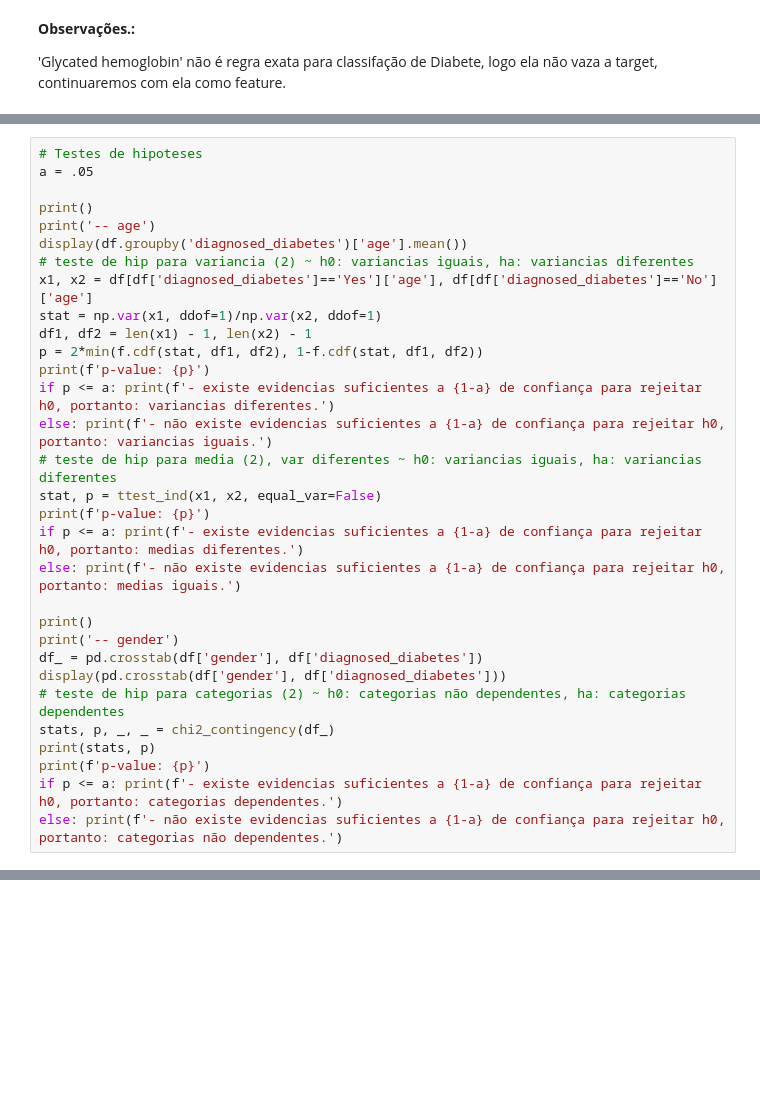
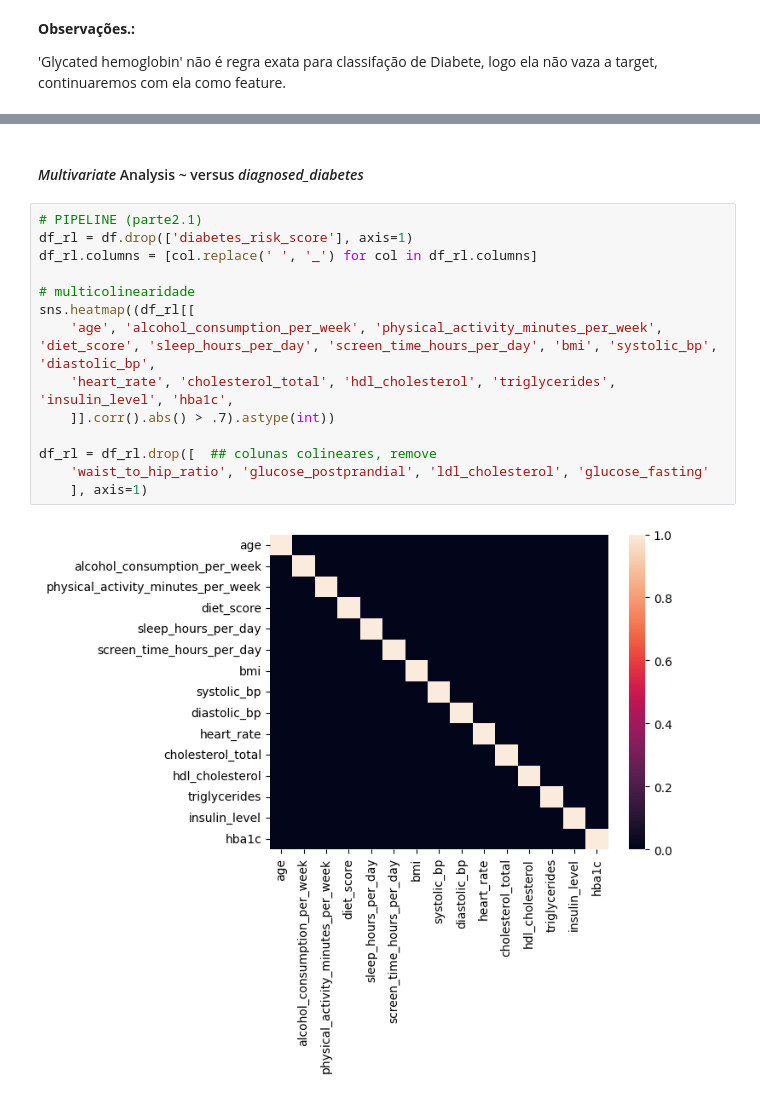
Before and after one commit to richardsantino/diabete-prediction, a Jupyter notebook: diabetes_prediction.ipynb, the cells around one changed output, grey strips where cells are left out. Drawn from its saved outputs; the diff is of its cells as text; blank space fills up the shorter version.

Commit message:
done bivariate and multivariate analysis

```diff
--- a/diabetes_prediction.ipynb
+++ b/diabetes_prediction.ipynb
@@ -485,31 +476,0 @@ Index(['age', 'gender', 'ethnicity', 'education_level', 'income_level',
-# %%
-# Testes de hipoteses
-a = .05
-
-print()
-print('-- age')
-display(df.groupby('diagnosed_diabetes')['age'].mean())
-# teste de hip para variancia (2) ~ h0: variancias iguais, ha: variancias diferentes
-x1, x2 = df[df['diagnosed_diabetes']=='Yes']['age'], df[df['diagnosed_diabetes']=='No']['age']
-stat = np.var(x1, ddof=1)/np.var(x2, ddof=1)
-df1, df2 = len(x1) - 1, len(x2) - 1
-p = 2*min(f.cdf(stat, df1, df2), 1-f.cdf(stat, df1, df2))
-print(f'p-value: {p}')
-if p <= a: print(f'- existe evidencias suficientes a {1-a} de confiança para rejeitar h0, portanto: variancias diferentes.')
-else: print(f'- não existe evidencias suficientes a {1-a} de confiança para rejeitar h0, portanto: variancias iguais.')
-# teste de hip para media (2), var diferentes ~ h0: variancias iguais, ha: variancias diferentes
-stat, p = ttest_ind(x1, x2, equal_var=False)
-print(f'p-value: {p}')
-if p <= a: print(f'- existe evidencias suficientes a {1-a} de confiança para rejeitar h0, portanto: medias diferentes.')
-else: print(f'- não existe evidencias suficientes a {1-a} de confiança para rejeitar h0, portanto: medias iguais.')
-
-print()
-print('-- gender')
-df_ = pd.crosstab(df['gender'], df['diagnosed_diabetes'])
-display(pd.crosstab(df['gender'], df['diagnosed_diabetes']))
-# teste de hip para categorias (2) ~ h0: categorias não dependentes, ha: categorias dependentes
-stats, p, _, _ = chi2_contingency(df_)
-print(stats, p)
-print(f'p-value: {p}')
-if p <= a: print(f'- existe evidencias suficientes a {1-a} de confiança para rejeitar h0, portanto: categorias dependentes.')
-else: print(f'- não existe evidencias suficientes a {1-a} de confiança para rejeitar h0, portanto: categorias não dependentes.')
@@ -535,0 +603,18 @@ p-value: 0.09880536552392974
+# %% [markdown]
+#### *Multivariate* Analysis ~ versus *diagnosed_diabetes*
+# %%
+# PIPELINE (parte2.1)
+df_rl = df.drop(['diabetes_risk_score'], axis=1)
+df_rl.columns = [col.replace(' ', '_') for col in df_rl.columns]
+
+# multicolinearidade
+sns.heatmap((df_rl[[
+    'age', 'alcohol_consumption_per_week', 'physical_activity_minutes_per_week', 'diet_score', 'sleep_hours_per_day', 'screen_time_hours_per_day', 'bmi', 'systolic_bp', 'diastolic_bp',
+    'heart_rate', 'cholesterol_total', 'hdl_cholesterol', 'triglycerides', 'insulin_level', 'hba1c',
+    ]].corr().abs() > .7).astype(int))
+
+df_rl = df_rl.drop([  ## colunas colineares, remove
+    'waist_to_hip_ratio', 'glucose_postprandial', 'ldl_cholesterol', 'glucose_fasting'
+    ], axis=1)
+# %% [output]
+[figure, added]
```
Also changed, not shown: parts of 14 cells of this notebook, 1 other file.
